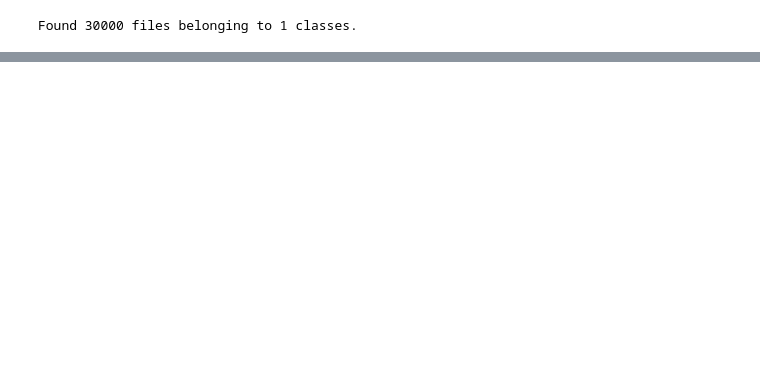
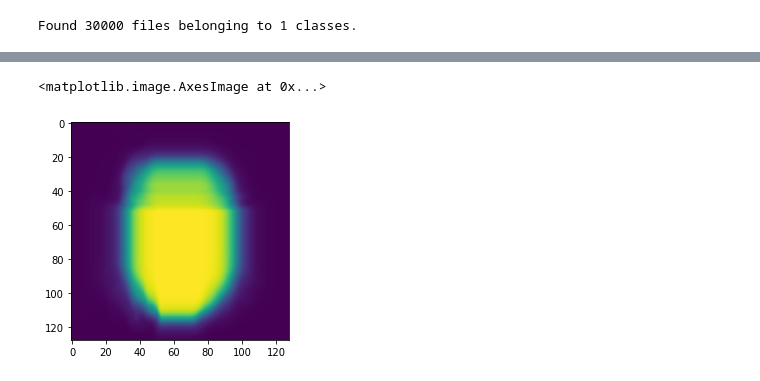
Before and after one commit to PaccoTan/FaceSwap, a Jupyter notebook: training.ipynb, the cells around one changed output, grey strips where cells are left out. Cells and saved outputs as stored; diff of their text form; code cells hidden in the pictures; blank space fills up the shorter version.

```diff
--- a/training.ipynb
+++ b/training.ipynb
@@ -38,2 +45,18 @@ plt.imshow(output[0,:,:,0])
+# %%
+import matplotlib.pyplot as plt
+# Show face mask of input image
+
+testImagePath = input("Input path to test image: ")
+testImage = tf.keras.utils.load_img(testImagePath, color_mode= "rgb", target_size=(128,128), interpolation="bilinear")
+plt.imshow(testImage)
+testImage = tf.keras.preprocessing.image.img_to_array(testImage)
+testImage = tf.expand_dims(testImage, 0)
+
+
+output = unet.predict(testImage)
+plt.imshow(output[0,:,:,1])
+# %% [output]
+<matplotlib.image.AxesImage at 0x...>
+[figure, added]
 # %%
 import matplotlib.pyplot as plt
```
Also changed, not shown: parts of 6 cells of this notebook, 1 other file.
